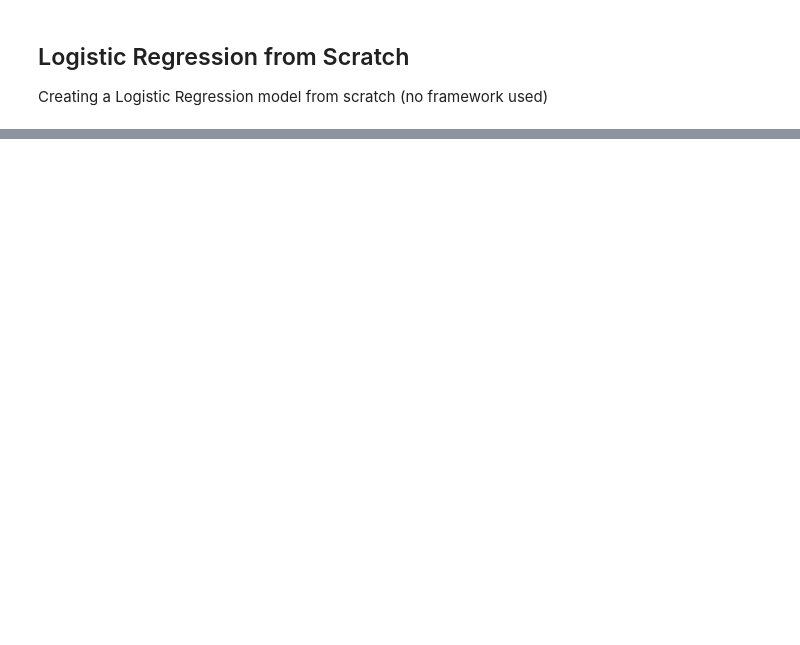
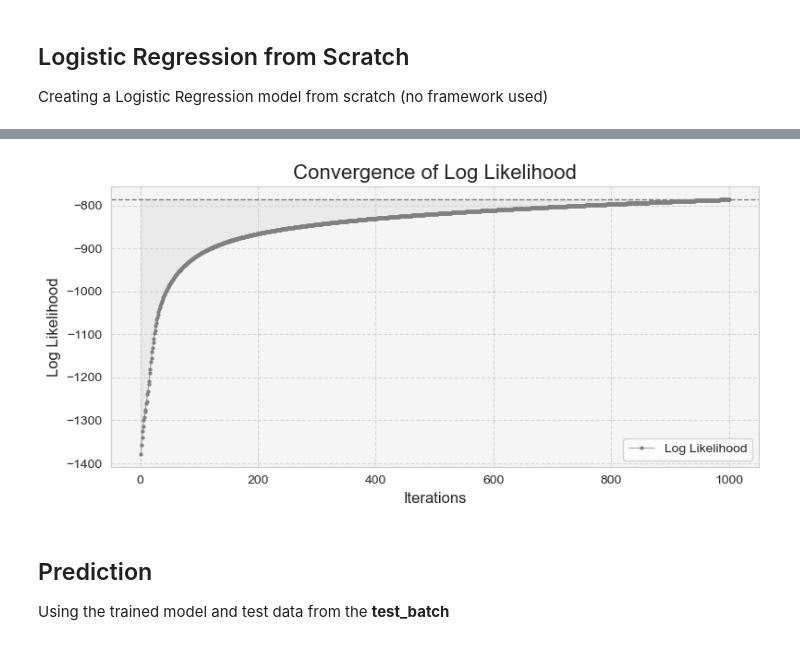
Before and after one commit to Jaquesd/Image_Recognition, a Jupyter notebook: Image Recognition - Logistic Regression.ipynb, the cells around one changed output, grey strips where cells are left out. Saved outputs shown, nothing was run; the diff lists cells and outputs as text; code cells hidden in the pictures; blank space fills up the shorter version.

```diff
--- a/Image Recognition - Logistic Regression.ipynb
+++ b/Image Recognition - Logistic Regression.ipynb
@@ -276,0 +303,7 @@ class LogisticRegression:
+# %%
+# Hyperparameters
+epsilon = 0.02  # Stopping criterion
+learning_rate = 0.000005  # Controls the speed of training
+start = 0  # Starting point of the data for training
+end = len(x_train)  # Ending point of the data for training
+max_iterations = 1000  # Maximum number of iterations
@@ -276,0 +312,10 @@ class LogisticRegression:
+# %%
+# Model Training
+regressor = LogisticRegressionModel()
+beta, likelihood0, itrs = regressor.fit(X=x_train,
+                                        Y=y_train,
+                                        epsilon=epsilon,
+                                        learning_rate=learning_rate,
+                                        start=start,
+                                        end=end,
+                                        max_iter=max_iterations)
@@ -276,0 +338,39 @@ class LogisticRegression:
+# %%
+import matplotlib.pyplot as plt
+import seaborn as sns
+
+# Set a custom style using Seaborn
+sns.set_style("whitegrid")
+
+# Create a figure and axes
+fig, ax = plt.subplots(figsize=(8, 4))
+
+# Plot the data with adjusted line thickness and marker size
+ax.plot(itrs, likelihood0, marker='o', markersize=2, linestyle='-', linewidth=0.5, color='gray', label='Log Likelihood')
+
+# Add title and labels
+ax.set_title("Convergence of Log Likelihood", fontsize=16)
+ax.set_xlabel("Iterations", fontsize=12)
+ax.set_ylabel("Log Likelihood", fontsize=12)
+
+# Add grid and legend
+ax.grid(True, linestyle='--', alpha=0.7)
+ax.legend()
+
+# Highlight the region of convergence
+ax.axhline(y=max(likelihood0), color='gray', linestyle='--', linewidth=1)
+ax.fill_between(itrs, likelihood0, max(likelihood0), color='lightgray', alpha=0.3)
+
+# Add a subtle background color
+ax.set_facecolor('#f5f5f5')
+
+# Adjust layout
+plt.tight_layout()
+
+# Show the plot
+plt.show()
+# %% [output]
+[figure, added]
+# %% [markdown]
+## Prediction
+Using the trained model and test data from the **test_batch**
```
Also changed, not shown: parts of 22 cells of this notebook.
